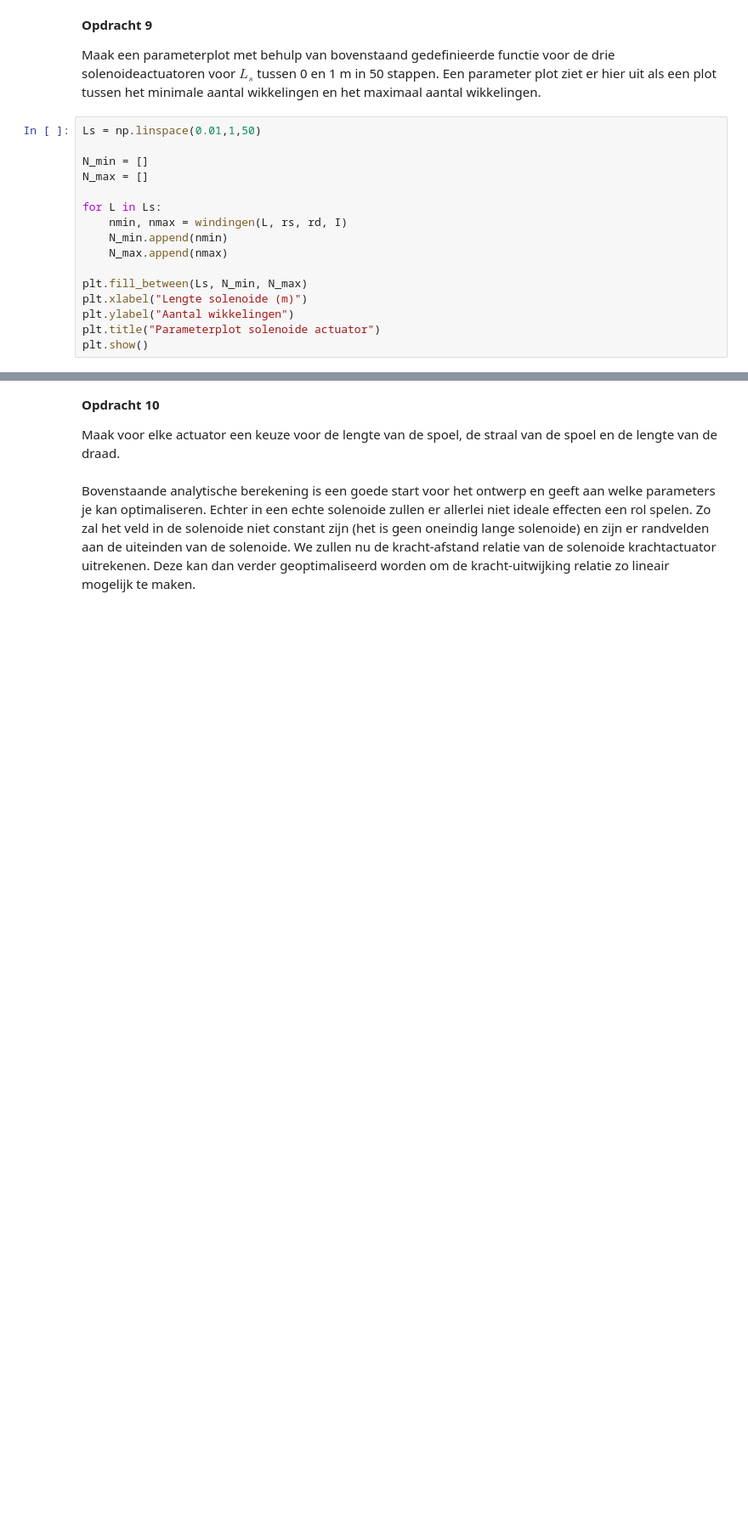
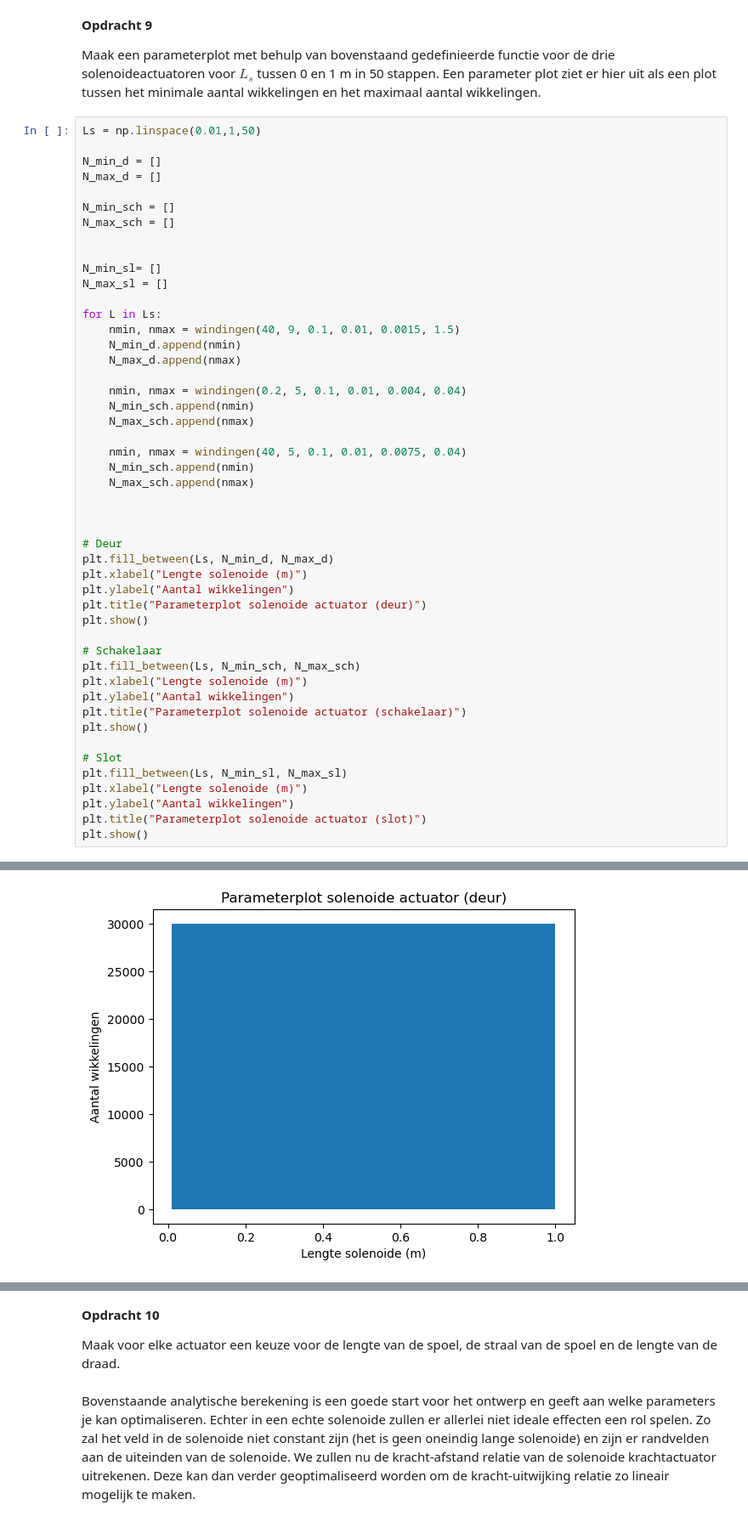
Before and after one commit to Tetras49/opdrachten-DEF-D, a Jupyter notebook: 2KrachtactuatorOpdracht/2KrachtactuatorOpdracht/KrachtactuatorOpdracht.ipynb, the cells around one changed output, grey strips where cells are left out. Shown at 85% size. Cells and saved outputs as stored; diff of their text form; blank space fills up the shorter version.

```diff
--- a/2KrachtactuatorOpdracht/2KrachtactuatorOpdracht/KrachtactuatorOpdracht.ipynb
+++ b/2KrachtactuatorOpdracht/2KrachtactuatorOpdracht/KrachtactuatorOpdracht.ipynb
@@ -287,16 +301,49 @@ Maak een parameterplot met behulp van bovenstaand gedefinieerde functie voor de
 # %%
 Ls = np.linspace(0.01,1,50)
 
-N_min = []
-N_max = []
+N_min_d = []
+N_max_d = []
+
+N_min_sch = []
+N_max_sch = []
+
+
+N_min_sl= []
+N_max_sl = []
 
 for L in Ls:
-    nmin, nmax = windingen(L, rs, rd, I)
-    N_min.append(nmin)
-    N_max.append(nmax)
+    nmin, nmax = windingen(40, 9, 0.1, 0.01, 0.0015, 1.5)
+    N_min_d.append(nmin)
+    N_max_d.append(nmax)
 
-plt.fill_between(Ls, N_min, N_max)
+    nmin, nmax = windingen(0.2, 5, 0.1, 0.01, 0.004, 0.04)
+    N_min_sch.append(nmin)
+    N_max_sch.append(nmax)
+
+    nmin, nmax = windingen(40, 5, 0.1, 0.01, 0.0075, 0.04)
+    N_min_sch.append(nmin)
+    N_max_sch.append(nmax)
+
+
+
+# Deur
+plt.fill_between(Ls, N_min_d, N_max_d)
 plt.xlabel("Lengte solenoide (m)")
 plt.ylabel("Aantal wikkelingen")
-plt.title("Parameterplot solenoide actuator")
+plt.title("Parameterplot solenoide actuator (deur)")
 plt.show()
+
+# Schakelaar
+plt.fill_between(Ls, N_min_sch, N_max_sch)
+plt.xlabel("Lengte solenoide (m)")
+plt.ylabel("Aantal wikkelingen")
+plt.title("Parameterplot solenoide actuator (schakelaar)")
+plt.show()
+
+# Slot
+plt.fill_between(Ls, N_min_sl, N_max_sl)
+plt.xlabel("Lengte solenoide (m)")
+plt.ylabel("Aantal wikkelingen")
+plt.title("Parameterplot solenoide actuator (slot)")
+plt.show()
+# %% [output]
@@ -302,0 +367 @@ plt.show()
+[figure, added]
```
Also changed, not shown: parts of 4 cells of this notebook, 1 other file.
